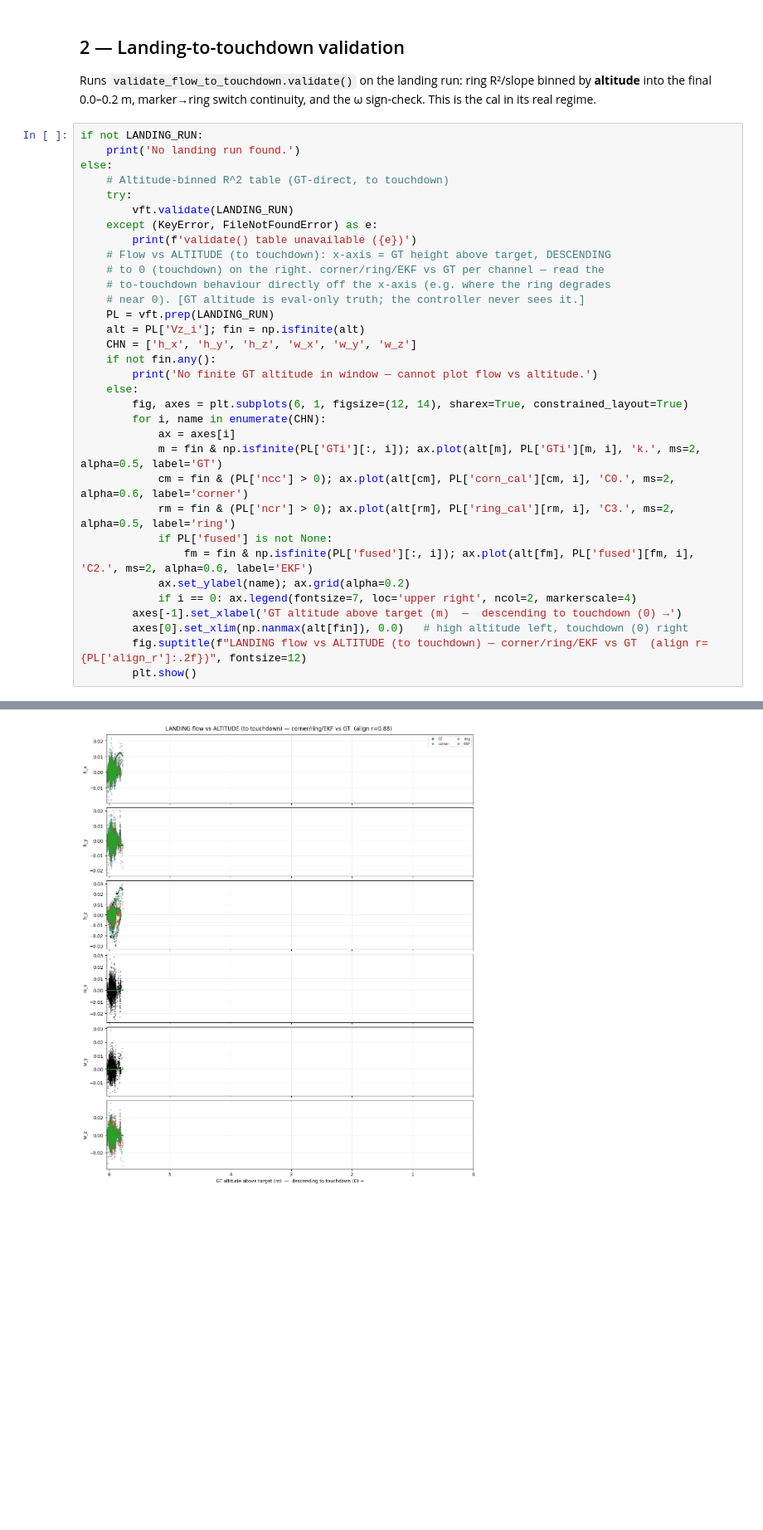
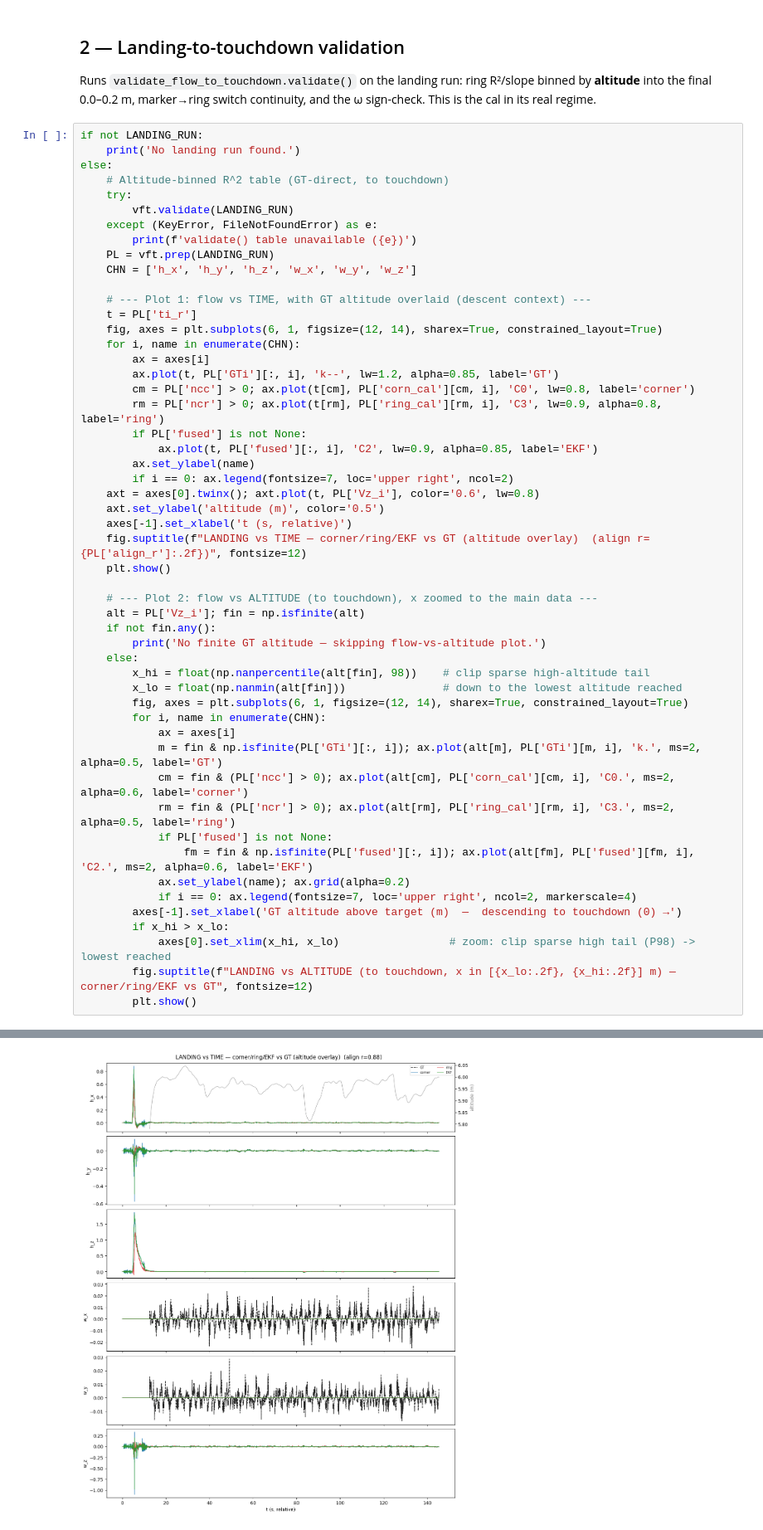
Before and after one commit to Shu6hamSingha1/Soft-Precise-Landing, a Jupyter notebook: PX4_Gazebo/notebooks/plotter_output_validation.ipynb, the cells around one changed output, grey strips where cells are left out. Shown at 83% size. Drawn from its saved outputs; the diff is of its cells as text; blank space fills up the shorter version.

```diff
--- a/PX4_Gazebo/notebooks/plotter_output_validation.ipynb
+++ b/PX4_Gazebo/notebooks/plotter_output_validation.ipynb
@@ -155,46 +155,65 @@ else:
         vft.validate(LANDING_RUN)
     except (KeyError, FileNotFoundError) as e:
         print(f'validate() table unavailable ({e})')
-    # Flow vs ALTITUDE (to touchdown): x-axis = GT height above target, DESCENDING
-    # to 0 (touchdown) on the right. corner/ring/EKF vs GT per channel — read the
-    # to-touchdown behaviour directly off the x-axis (e.g. where the ring degrades
-    # near 0). [GT altitude is eval-only truth; the controller never sees it.]
     PL = vft.prep(LANDING_RUN)
+    CHN = ['h_x', 'h_y', 'h_z', 'w_x', 'w_y', 'w_z']
+
+    # --- Plot 1: flow vs TIME, with GT altitude overlaid (descent context) ---
+    t = PL['ti_r']
+    fig, axes = plt.subplots(6, 1, figsize=(12, 14), sharex=True, constrained_layout=True)
+    for i, name in enumerate(CHN):
+        ax = axes[i]
+        ax.plot(t, PL['GTi'][:, i], 'k--', lw=1.2, alpha=0.85, label='GT')
+        cm = PL['ncc'] > 0; ax.plot(t[cm], PL['corn_cal'][cm, i], 'C0', lw=0.8, label='corner')
+        rm = PL['ncr'] > 0; ax.plot(t[rm], PL['ring_cal'][rm, i], 'C3', lw=0.9, alpha=0.8, label='ring')
+        if PL['fused'] is not None:
+            ax.plot(t, PL['fused'][:, i], 'C2', lw=0.9, alpha=0.85, label='EKF')
+        ax.set_ylabel(name)
+        if i == 0: ax.legend(fontsize=7, loc='upper right', ncol=2)
+    axt = axes[0].twinx(); axt.plot(t, PL['Vz_i'], color='0.6', lw=0.8)
+    axt.set_ylabel('altitude (m)', color='0.5')
+    axes[-1].set_xlabel('t (s, relative)')
+    fig.suptitle(f"LANDING vs TIME — corner/ring/EKF vs GT (altitude overlay)  (align r={PL['align_r']:.2f})", fontsize=12)
+    plt.show()
+
+    # --- Plot 2: flow vs ALTITUDE (to touchdown), x zoomed to the main data ---
     alt = PL['Vz_i']; fin = np.isfinite(alt)
-    CHN = ['h_x', 'h_y', 'h_z', 'w_x', 'w_y', 'w_z']
     if not fin.any():
-        print('No finite GT altitude in window — cannot plot flow vs altitude.')
+        print('No finite GT altitude — skipping flow-vs-altitude plot.')
     else:
+        x_hi = float(np.nanpercentile(alt[fin], 98))    # clip sparse high-altitude tail
+        x_lo = float(np.nanmin(alt[fin]))               # down to the lowest altitude reached
         fig, axes = plt.subplots(6, 1, figsize=(12, 14), sharex=True, constrained_layout=True)
         for i, name in enumerate(CHN):
             ax = axes[i]
             m = fin & np.isfinite(PL['GTi'][:, i]); ax.plot(alt[m], PL['GTi'][m, i], 'k.', ms=2, alpha=0.5, label='GT')
             cm = fin & (PL['ncc'] > 0); ax.plot(alt[cm], PL['corn_cal'][cm, i], 'C0.', ms=2, alpha=0.6, label='corner')
             rm = fin & (PL['ncr'] > 0); ax.plot(alt[rm], PL['ring_cal'][rm, i], 'C3.', ms=2, alpha=0.5, label='ring')
             if PL['fused'] is not None:
                 fm = fin & np.isfinite(PL['fused'][:, i]); ax.plot(alt[fm], PL['fused'][fm, i], 'C2.', ms=2, alpha=0.6, label='EKF')
             ax.set_ylabel(name); ax.grid(alpha=0.2)
             if i == 0: ax.legend(fontsize=7, loc='upper right', ncol=2, markerscale=4)
         axes[-1].set_xlabel('GT altitude above target (m)  —  descending to touchdown (0) →')
-        axes[0].set_xlim(np.nanmax(alt[fin]), 0.0)   # high altitude left, touchdown (0) right
-        fig.suptitle(f"LANDING flow vs ALTITUDE (to touchdown) — corner/ring/EKF vs GT  (align r={PL['align_r']:.2f})", fontsize=12)
+        if x_hi > x_lo:
+            axes[0].set_xlim(x_hi, x_lo)                 # zoom: clip sparse high tail (P98) -> lowest reached
+        fig.suptitle(f"LANDING vs ALTITUDE (to touchdown, x in [{x_lo:.2f}, {x_hi:.2f}] m) — corner/ring/EKF vs GT", fontsize=12)
         plt.show()
 # %% [output]
 === Sun Jun  7 00-08-38 2026 ===  img 5504f, GT 14669f
 alignment: offset +12.45s (corner-div vs GT-div corr r=0.88); GT h ungated to touchdown
 
 (i) RING V_v_ring (_sensor_cal_ring) vs GT V-frame flow, binned by ALTITUDE  [R^2 | slope]
   altitude  nfr           h_x           h_y      h_z(div)           w_x           w_y           w_z
   9.0-1.0m 4860   0.44| 0.52  0.70| 0.74  0.42| 0.44  1.00| 0.00  1.00| 0.00  0.00|-0.02
   1.0-0.5m    0    nan|  nan   nan|  nan   nan|  nan   nan|  nan   nan|  nan   nan|  nan
   0.5-0.2m    0    nan|  nan   nan|  nan   nan|  nan   nan|  nan   nan|  nan   nan|  nan
   0.2-0.0m    0    nan|  nan   nan|  nan   nan|  nan   nan|  nan   nan|  nan   nan|  nan
   final 0.2-0.0m bin = to touchdown. R^2->1 slope->1 = tracks truth there.
 
 (ii) SWITCH continuity: corner V_v vs ring V_v_ring (overlap) — the GT-free bug-check
 ... (8 lines left out)
 (iii) angular w sign-check (R^2 of ring w vs -V_w_ug [manuscript] vs +V_w_ug):
   w_x: R2(-V_w)=1.00  R2(+V_w)=1.00
   w_y: R2(-V_w)=1.00  R2(+V_w)=1.00
   w_z: R2(-V_w)=0.00  R2(+V_w)=0.00
-[figure, old version]
+[figure, new version]
```
Also changed, not shown: parts of 1 cell of this notebook.
